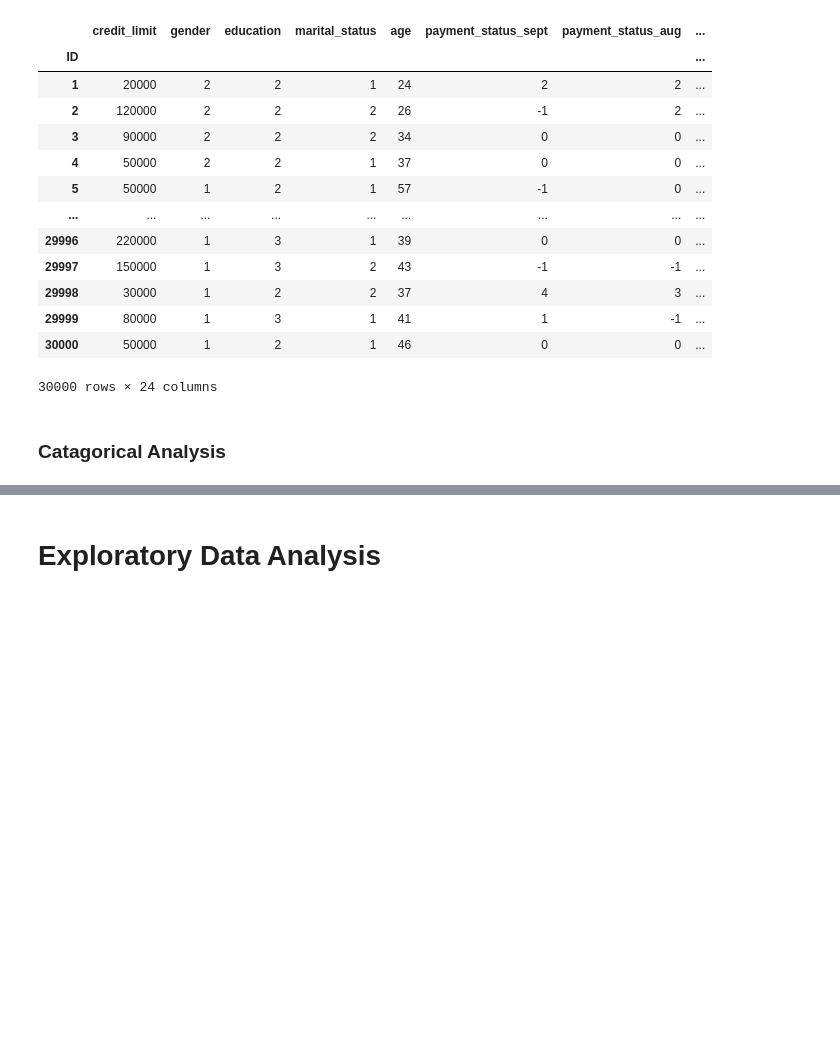
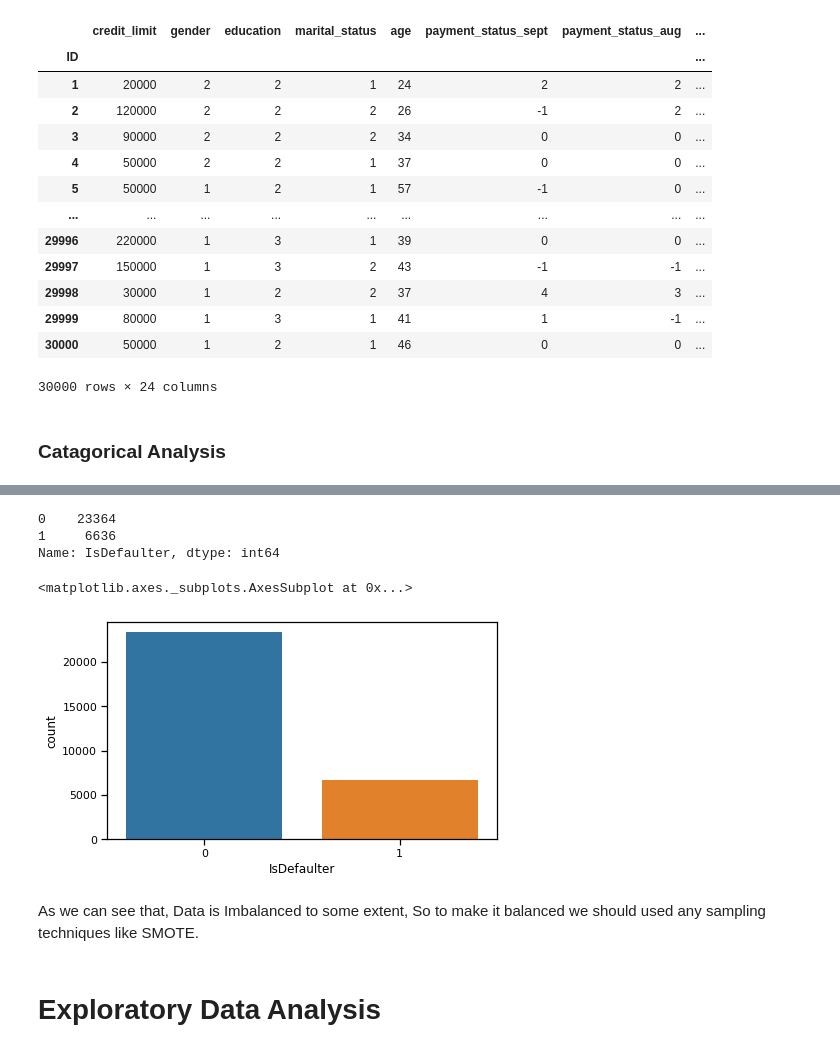
Before and after one commit to krishna9734/Credit-Card-Default-Prediction, a Jupyter notebook: Copy_of_Credit_Card_Default_Prediction_Capstone_Project.ipynb, the cells around one changed output, grey strips where cells are left out. Saved outputs shown, nothing was run; the diff lists cells and outputs as text; code cells hidden in the pictures; blank space fills up the shorter version.

```diff
--- a/Copy_of_Credit_Card_Default_Prediction_Capstone_Project.ipynb
+++ b/Copy_of_Credit_Card_Default_Prediction_Capstone_Project.ipynb
@@ -382,2 +383,18 @@ Name: education, dtype: int64
+# %%
+# Checking values of IsDefaulter catagory
+dcc_df['IsDefaulter'].value_counts()
+# %% [output]
+0    23364
+1     6636
+Name: IsDefaulter, dtype: int64
+# %%
+# Let's print the values of IsDefaulter catagory
+plt.figure(figsize=(7,4))
+sns.countplot(x = 'IsDefaulter', data = dcc_df)
+# %% [output]
+<matplotlib.axes._subplots.AxesSubplot at 0x...>
+[figure, added]
+# %% [markdown]
+As we can see that, Data is Imbalanced to some extent, So to make it balanced we should used any sampling techniques like SMOTE.
 # %% [markdown]
 # Exploratory Data Analysis
```
Also changed, not shown: parts of 34 cells of this notebook.
